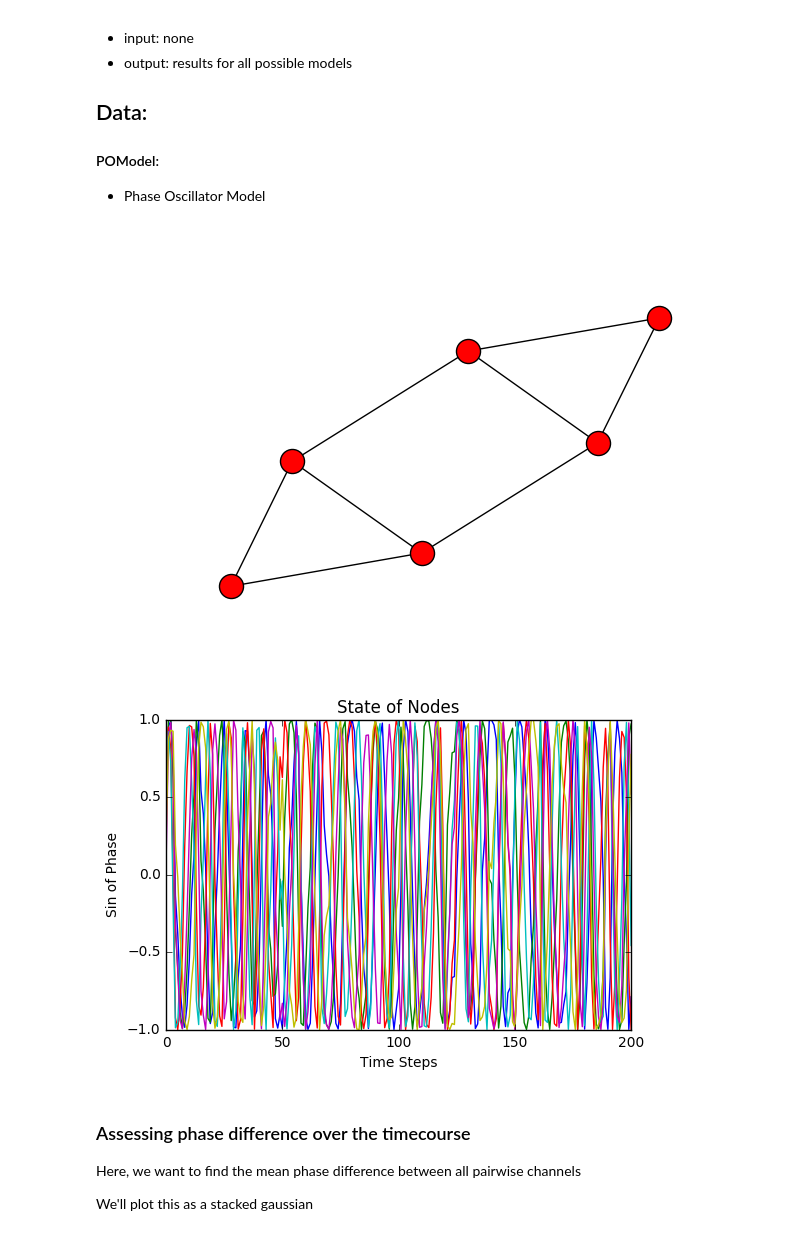
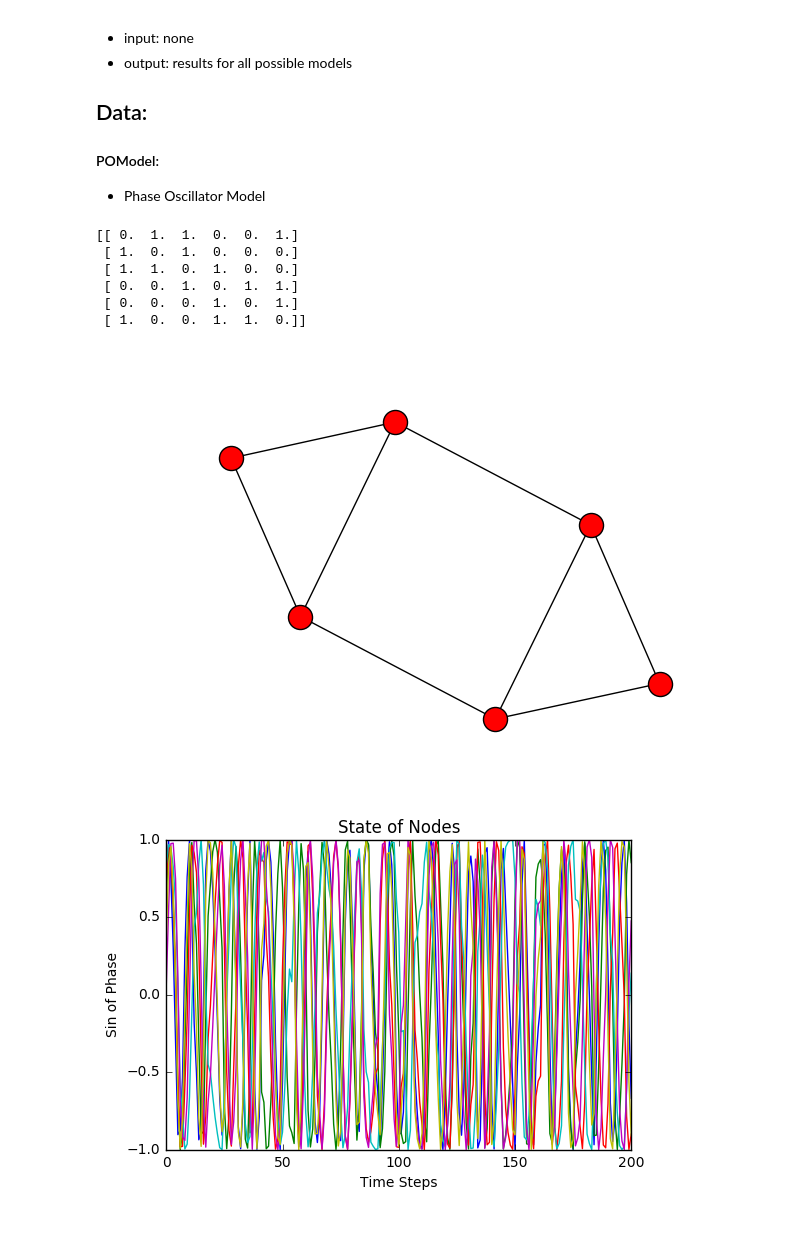
Before and after one commit to virati/KuramotoDBS, a Jupyter notebook: COSYNE Phase Oscillator.ipynb, the cells around one changed output. Saved outputs shown, nothing was run; the diff lists cells and outputs as text; code cells hidden in the pictures.

Commit message:
Changed some minute details, deleted self.K from class

```diff
--- a/COSYNE Phase Oscillator.ipynb
+++ b/COSYNE Phase Oscillator.ipynb
@@ -25,20 +25,18 @@ Once deleted, variables cannot be recovered. Proceed (y/[n])? y
 - Phase Oscillator Model
 # %%
 class POModel:
-    def __init__(self,A, dt = .05, K=1):
+    def __init__(self,A, dt = .05):
         self.G = nx.from_numpy_matrix(A) #Graph
-        self.states = np.matrix([[0],[0],[0],[0],[0],[0]]) +  np.random.uniform(0,1,size=(6,1))#memory of phases
-        self.w = np.matrix(np.matrix([[13],[13],[13],[13],[13],[13]])) + np.random.normal(0,2,size=(6,1)) #initial intrinsic freq.
+        self.states = np.matrix([[0],[0],[0],[0],[0],[0]]) +  np.random.uniform(0,1,size=(6,1))# memory of phases
+        self.w = np.matrix(np.matrix([[13],[13],[13],[13],[13],[13]])) + np.random.normal(0,2,size=(6,1)) #init intrinsic freq.
         self.t = 0 #time
         self.dt = dt #time step
-        self.K = K
 
     #Kuramoto differential equation
     def phase_dev(self,phase):
         D = (nx.incidence_matrix(self.G, oriented = True)).todense() #incidence
         N = np.random.normal(0, 10, [len(D[0]), 1])
-        K = self.K
-        return self.w - K * D * np.sin(D.T * self.states[:,-1]) / len(self.G) + N
+        return self.w - D * np.sin(D.T * self.states[:,-1]) / len(self.G) + N
 
 
     # 4th order Runge-Kutta approximation
@@ -61,33 +59,37 @@ G.add_edges_from([(1,2),(2,3),(1,3),(3,4),(4,5),(4,6),(5,6),(1,6)])
 nx.draw(G)
 
 A = nx.to_numpy_matrix(G)
+K = 1 # This is the default value of K - "semisynchronous"
+A = K*A
+print(A)
 # %% [output]
+[[ 0.  1.  1.  0.  0.  1.]
+ [ 1.  0.  1.  0.  0.  0.]
+ [ 1.  1.  0.  1.  0.  0.]
+ [ 0.  0.  1.  0.  1.  1.]
+ [ 0.  0.  0.  1.  0.  1.]
+ [ 1.  0.  0.  1.  1.  0.]]
-[figure, old version]
+[figure, new version]
 # %%
-def run_model(A, t = 10,K=1):
+def run_model(A, t = 10):
     P = POModel(A)
     for ts in range(0,int(t/P.dt)):
         P.step()
     return P
 # %%
 def state_course(A, time = 10):
-    P = run_model(A,time,K=100)
+    P = run_model(A,time)
 
     plt.figure()
     plt.plot(np.sin(P.states.T))
     plt.xlabel('Time Steps')
     plt.ylabel('Sin of Phase')
     plt.title('State of Nodes')
     plt.xlim((0,int(time/P.dt)))
     plt.show()
 state_course(A)
 # %% [output]
-[figure, old version]
+[figure, new version]
-# %% [markdown]
-### Assessing phase difference over the timecourse
-Here, we want to find the mean phase difference between all pairwise channels
-
-We'll plot this as a stacked gaussian
 # %%
 def gen_models(A, time = 1):
     list_models = []
```
Also changed, not shown: parts of 2 cells of this notebook.
